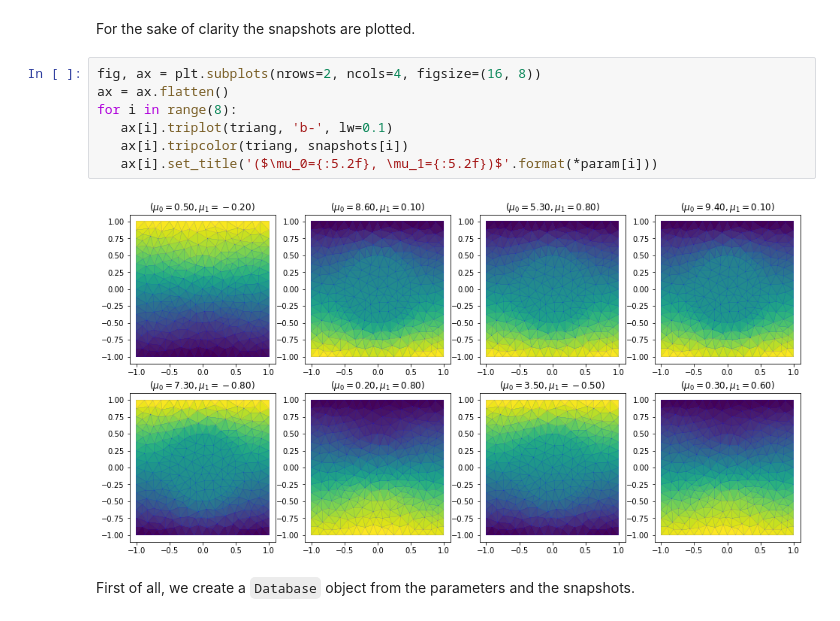
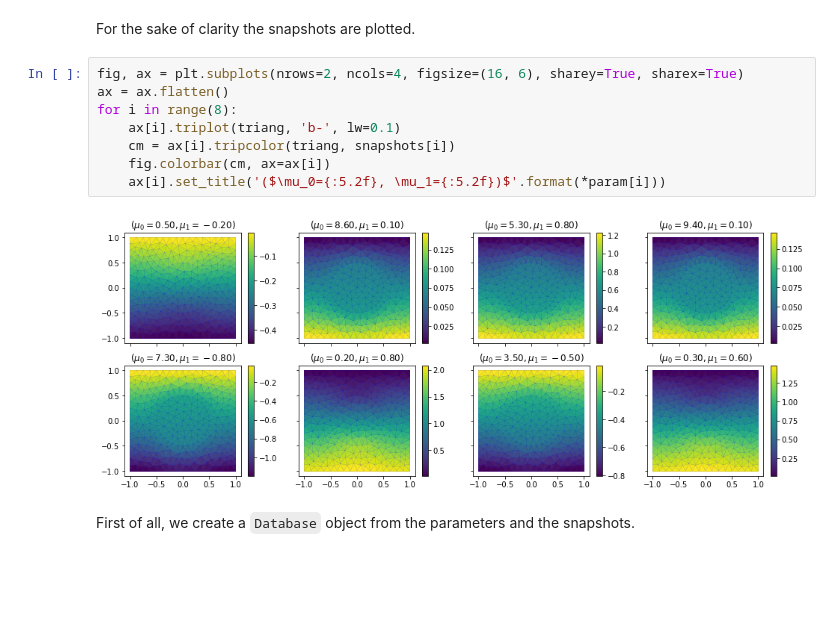
Before and after one commit to mathLab/EZyRB, a Jupyter notebook: tutorials/tutorial-1.ipynb, the cells around one changed output. Cells and saved outputs as stored; diff of their text form; blank space fills up the shorter version.

```diff
--- a/tutorials/tutorial-1.ipynb
+++ b/tutorials/tutorial-1.ipynb
@@ -49,14 +51,15 @@ triang = mtri.Triangulation(coord[0],coord[1],tri)
 # %% [markdown]
 For the sake of clarity the snapshots are plotted.
 # %%
-fig, ax = plt.subplots(nrows=2, ncols=4, figsize=(16, 8))
+fig, ax = plt.subplots(nrows=2, ncols=4, figsize=(16, 6), sharey=True, sharex=True)
 ax = ax.flatten()
 for i in range(8):
-   ax[i].triplot(triang, 'b-', lw=0.1)
-   ax[i].tripcolor(triang, snapshots[i])
-   ax[i].set_title('($\mu_0={:5.2f}, \mu_1={:5.2f})$'.format(*param[i]))
+    ax[i].triplot(triang, 'b-', lw=0.1)
+    cm = ax[i].tripcolor(triang, snapshots[i])
+    fig.colorbar(cm, ax=ax[i])
+    ax[i].set_title('($\mu_0={:5.2f}, \mu_1={:5.2f})$'.format(*param[i]))
 # %% [output]
-[figure, old version]
+[figure, new version]
 # %% [markdown]
 First of all, we create a `Database` object from the parameters and the snapshots.
 # %%
```
Also changed, not shown: parts of 9 cells of this notebook, 1 other file.
